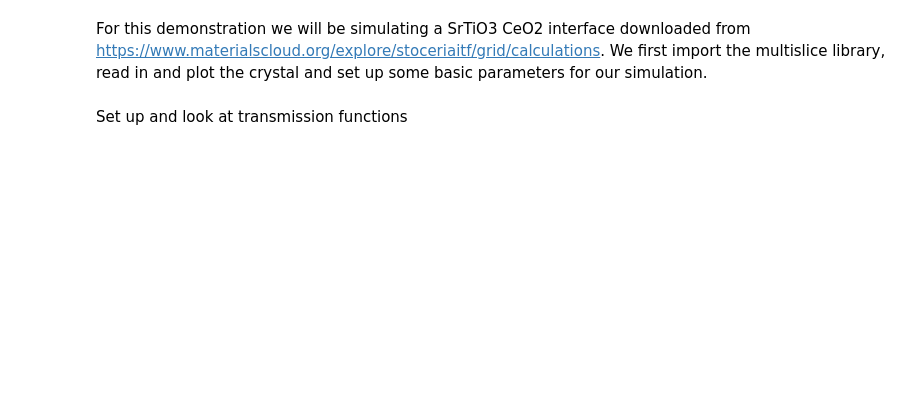
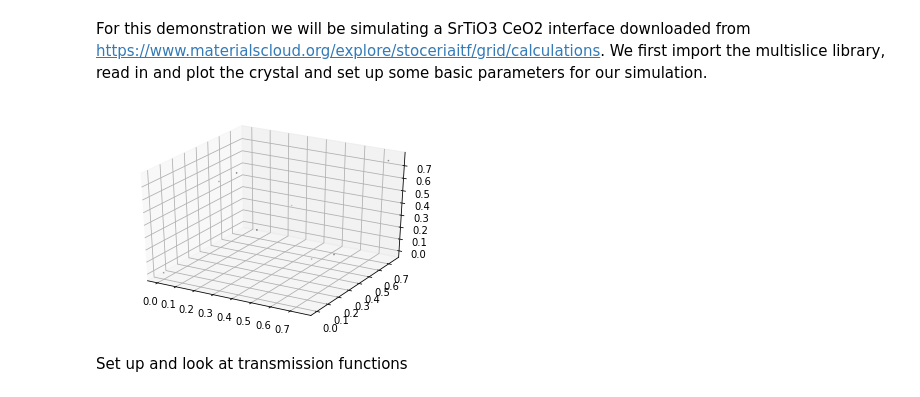
Before and after one commit to HamishGBrown/py_multislice, a Jupyter notebook: Demos/STEM.ipynb, the cells around one changed output. Cells and saved outputs as stored; diff of their text form; code cells hidden in the pictures; blank space fills up the shorter version.

```diff
--- a/Demos/STEM.ipynb
+++ b/Demos/STEM.ipynb
@@ -3,48 +3,51 @@ For this demonstration we will be simulating a SrTiO3 CeO2 interface downloaded
 # %%
 import pyms
 import numpy as np
-
+import matplotlib.pyplot as plt
 %matplotlib inline
 
 #Get crystal
-# crystal = pyms.crystal('Demos/Structures/SrTiO3_CeO2_interface.xyz')
+# crystal = pyms.crystal('Structures/SrTiO3_CeO2_interface.xyz')
 #A few maniupulations to remove vaccuum at edges and create a psuedo-periodic
 #structure
 # crystal = crystal.slice([0.1,0.76],axis=0)
 # crystal = crystal.concatenate_crystals(crystal.slice([0.017,0.99],
 #                                     axis=0).reflect([0]),axis=0)
 #Output structure for examination in Vesta
 #crystal.output_vesta_xtl('manipulated.xtl')
 crystal = pyms.crystal('Structures/Si100.xyz')
 
 #Quick plot of crystal
-crystal.quickplot(atomscale=1e-2)
+crystal.quickplot(atomscale=1e-5)
 
 #Subslicing of crystal for multislice
-subslices = [1.35/5.43,2.7/5.43,1.0]
+nslices = int(np.ceil(crystal.unitcell[2]/2))
+subslices = np.linspace(1.0/nslices,1.0,nslices)
 nsubslices = len(subslices)
 
 #Grid size in pixels
 gridshape = [512,512]
-#gridshape = [1024,1024]
-tiling = [4,4]
+# gridshape = [1024,1024]
+tiling = [8,8]
 
 #Size of real space grid
 rsize = np.zeros((3,))
 rsize[:3]  = crystal.unitcell[:3]
 rsize[:2] *= np.asarray(tiling)
 
 #Number of transmission functions
 nT = 4
 
 #Probe accelerating voltage in eV
 eV = 3e5
 
 #Objective aperture in mrad
 app = 15
 
 #Number of frozen phonon passes
 nfph = 5
+# %% [output]
+[figure, added]
 # %% [markdown]
 Set up and look at transmission functions
 # %%
```
Also changed, not shown: parts of 4 cells of this notebook, 10 other files.
